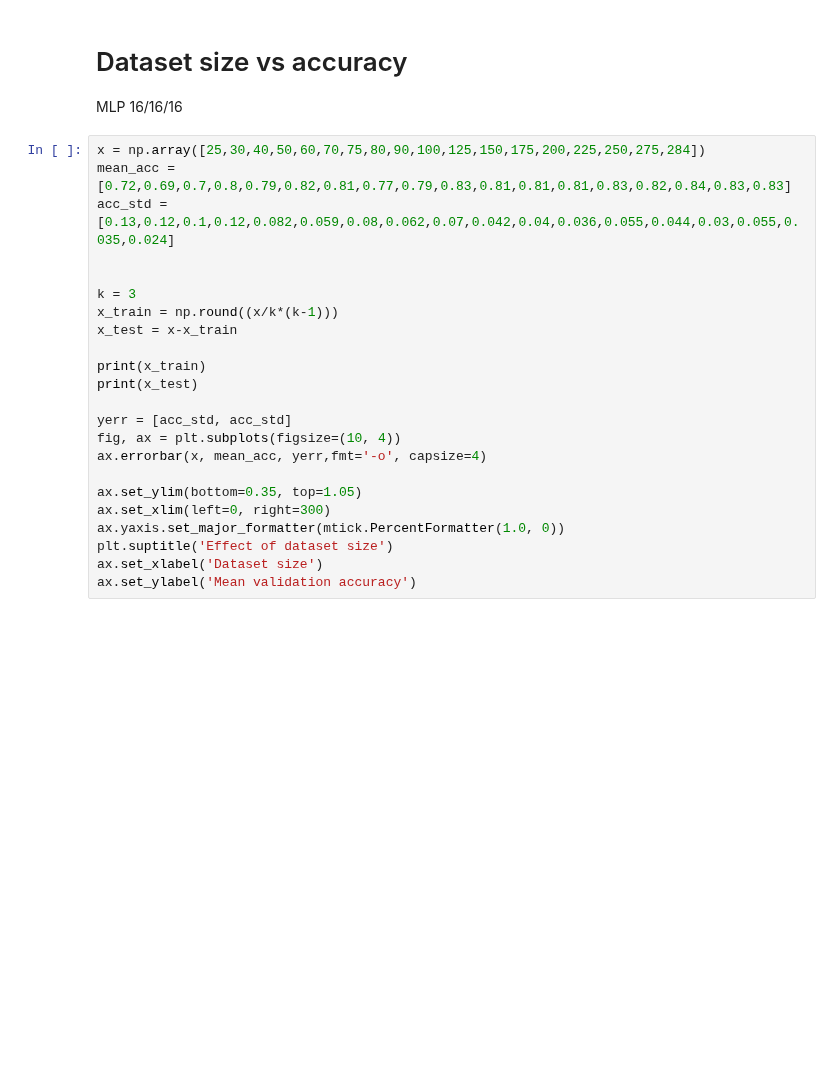
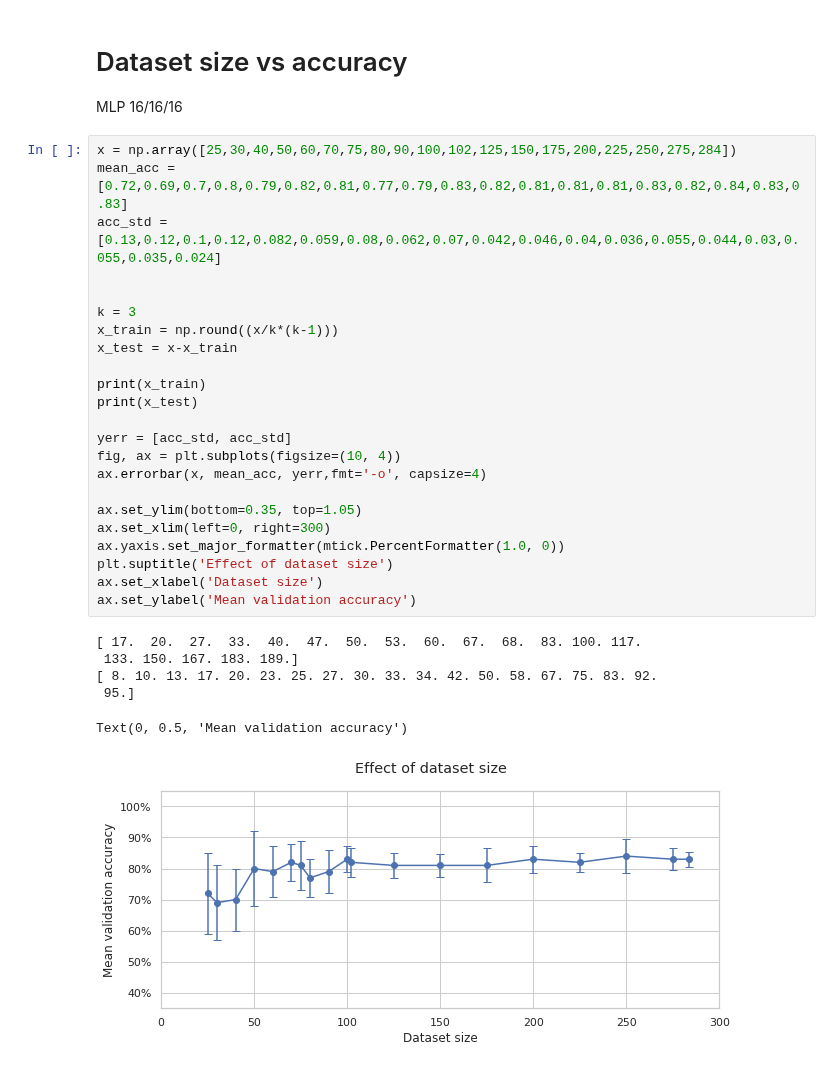
Before and after one commit to Withington/deepscent, a Jupyter notebook: notebooks/results/04_results.ipynb, the cells around one changed output. Drawn from its saved outputs; the diff is of its cells as text; blank space fills up the shorter version.

```diff
--- a/notebooks/results/04_results.ipynb
+++ b/notebooks/results/04_results.ipynb
@@ -694,26 +847,33 @@ print('acc', (cm[0][0]+cm[1][1])/(cm.sum()))
 # Dataset size vs accuracy
 MLP 16/16/16
 # %%
-x = np.array([25,30,40,50,60,70,75,80,90,100,125,150,175,200,225,250,275,284])
-mean_acc = [0.72,0.69,0.7,0.8,0.79,0.82,0.81,0.77,0.79,0.83,0.81,0.81,0.81,0.83,0.82,0.84,0.83,0.83]
-acc_std = [0.13,0.12,0.1,0.12,0.082,0.059,0.08,0.062,0.07,0.042,0.04,0.036,0.055,0.044,0.03,0.055,0.035,0.024]
+x = np.array([25,30,40,50,60,70,75,80,90,100,102,125,150,175,200,225,250,275,284])
+mean_acc = [0.72,0.69,0.7,0.8,0.79,0.82,0.81,0.77,0.79,0.83,0.82,0.81,0.81,0.81,0.83,0.82,0.84,0.83,0.83]
+acc_std = [0.13,0.12,0.1,0.12,0.082,0.059,0.08,0.062,0.07,0.042,0.046,0.04,0.036,0.055,0.044,0.03,0.055,0.035,0.024]
 
 
 k = 3
 x_train = np.round((x/k*(k-1)))
 x_test = x-x_train
 
 print(x_train)
 print(x_test)
 
 yerr = [acc_std, acc_std]
 fig, ax = plt.subplots(figsize=(10, 4))
 ax.errorbar(x, mean_acc, yerr,fmt='-o', capsize=4)
 
 ax.set_ylim(bottom=0.35, top=1.05)
 ax.set_xlim(left=0, right=300)
 ax.yaxis.set_major_formatter(mtick.PercentFormatter(1.0, 0))
 plt.suptitle('Effect of dataset size')
 ax.set_xlabel('Dataset size')
 ax.set_ylabel('Mean validation accuracy')
+# %% [output]
+[ 17.  20.  27.  33.  40.  47.  50.  53.  60.  67.  68.  83. 100. 117.
+ 133. 150. 167. 183. 189.]
+[ 8. 10. 13. 17. 20. 23. 25. 27. 30. 33. 34. 42. 50. 58. 67. 75. 83. 92.
+ 95.]
+Text(0, 0.5, 'Mean validation accuracy')
+[figure, added]
 # %%
```
Also changed, not shown: parts of 18 cells of this notebook.
